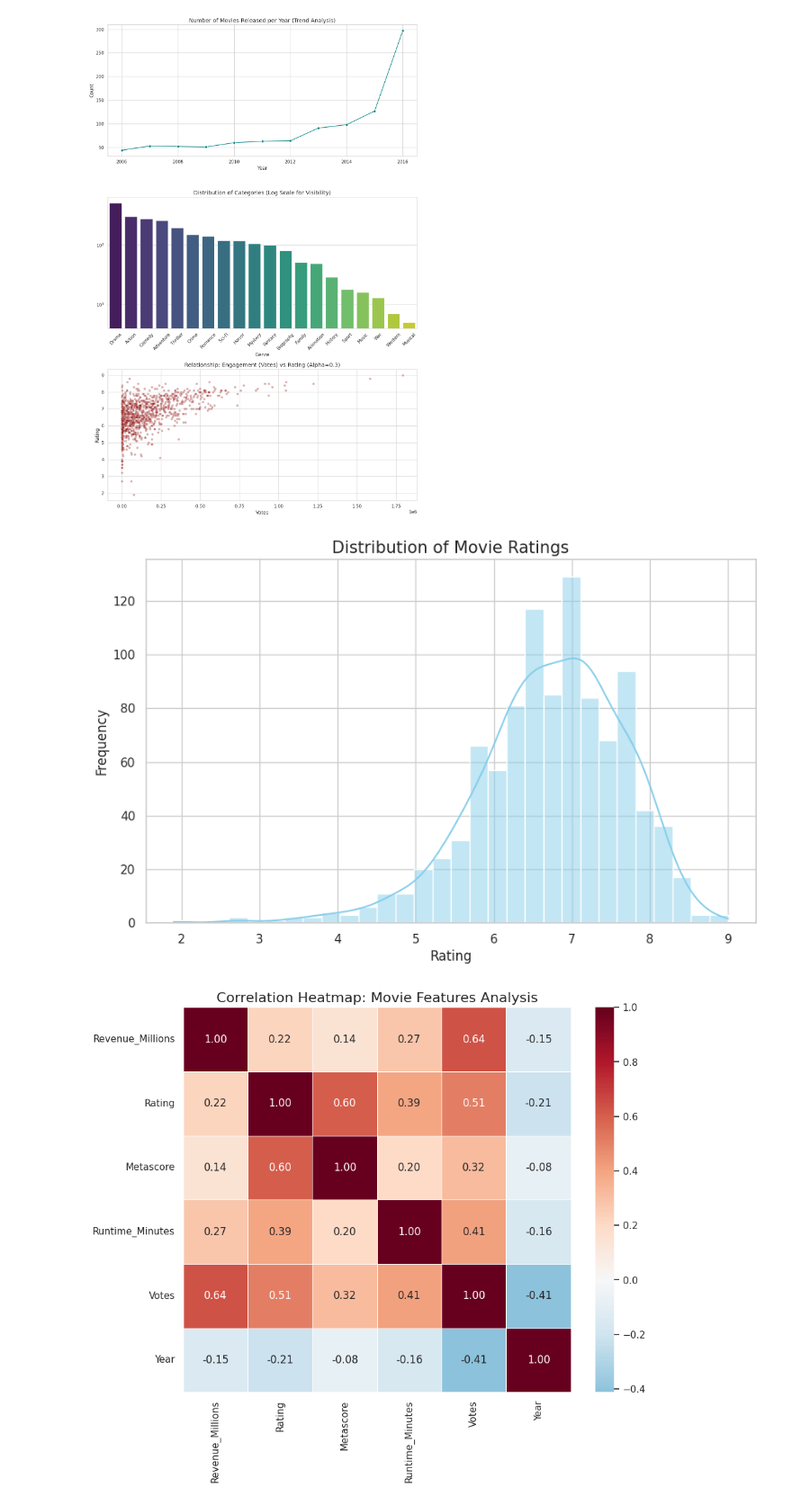
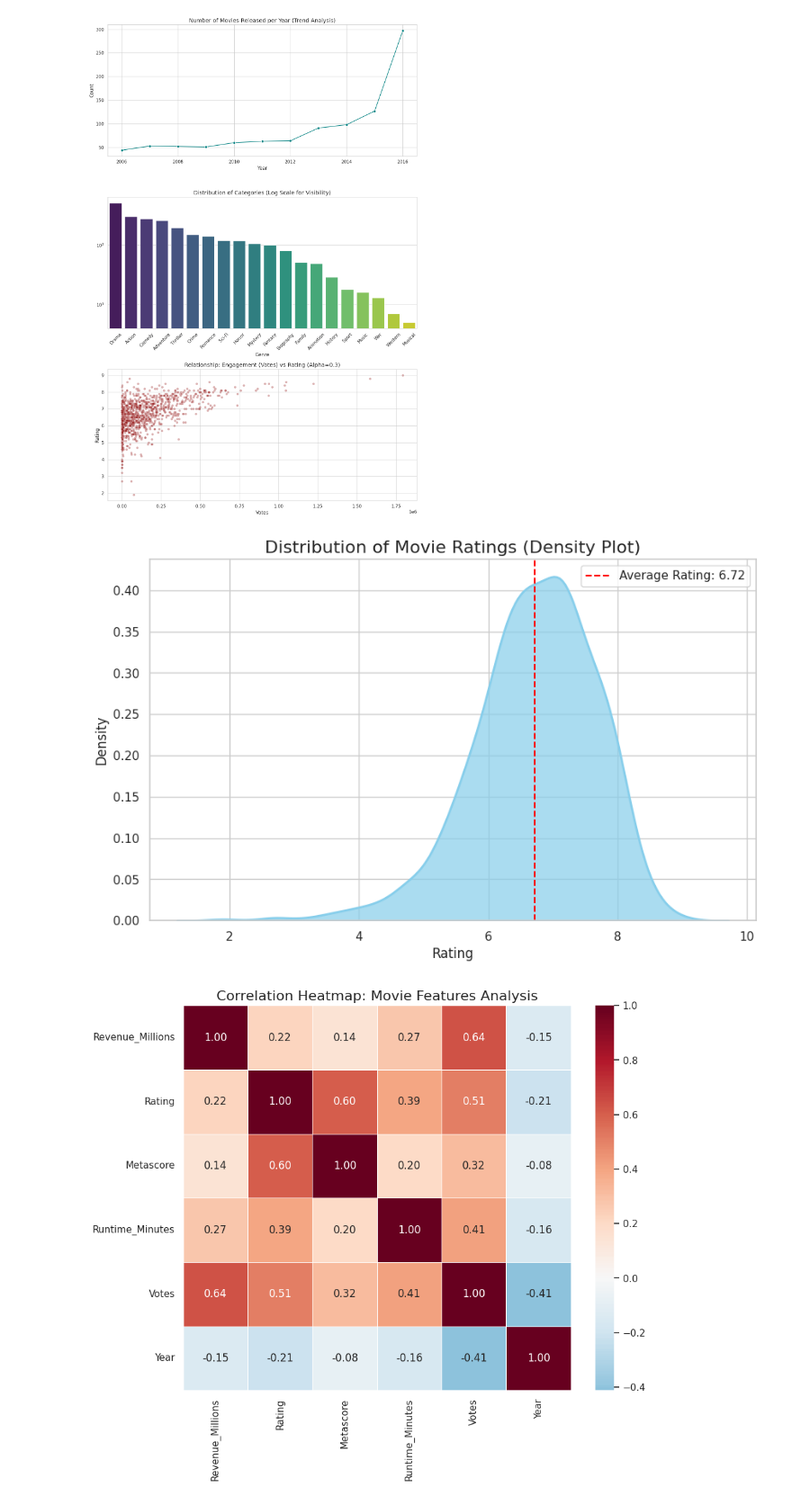
Before and after one commit to s6604053620019-a11y/colab, a Jupyter notebook: IMDB.ipynb, the cells around one changed output. Shown at 90% size. Saved outputs shown, nothing was run; the diff lists cells and outputs as text; code cells hidden in the pictures.

```diff
--- a/IMDB.ipynb
+++ b/IMDB.ipynb
@@ -174,19 +179,22 @@ Passing `palette` without assigning `hue` is deprecated and will be removed in v
 # %%
 import matplotlib.pyplot as plt
 import seaborn as sns
 
-# ปรับปรุงเพื่อลบกราฟ Correlation ที่ซ้ำซ้อนออก และเก็บเฉพาะ Rating Distribution
 sns.set(style='whitegrid')
 plt.figure(figsize=(10, 6))
 
-sns.histplot(df['Rating'], kde=True, color='skyblue')
-plt.title('Distribution of Movie Ratings', fontsize=15)
-plt.xlabel('Rating')
-plt.ylabel('Frequency')
+# Using kdeplot with fill for a more modern density visualization
+sns.kdeplot(df['Rating'], fill=True, color='skyblue', alpha=0.7, linewidth=2)
+plt.axvline(df['Rating'].mean(), color='red', linestyle='--', label=f'Average Rating: {df["Rating"].mean():.2f}')
+plt.title('Distribution of Movie Ratings (Density Plot)', fontsize=16)
+plt.xlabel('Rating', fontsize=12)
+plt.ylabel('Density', fontsize=12)
+plt.legend()
+plt.grid(True)
 
 plt.show()
 # %% [output]
-[figure, old version]
+[figure, new version]
 # %%
 import matplotlib.pyplot as plt
 import seaborn as sns
```
Also changed, not shown: parts of 12 cells of this notebook.
